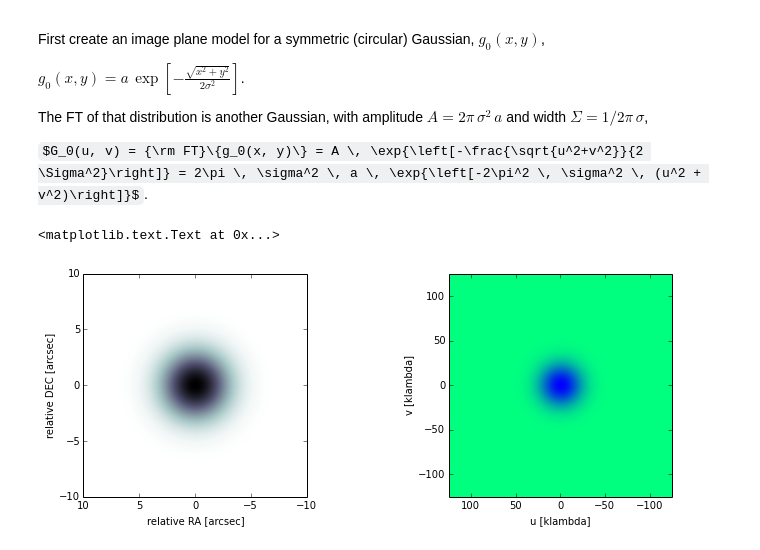
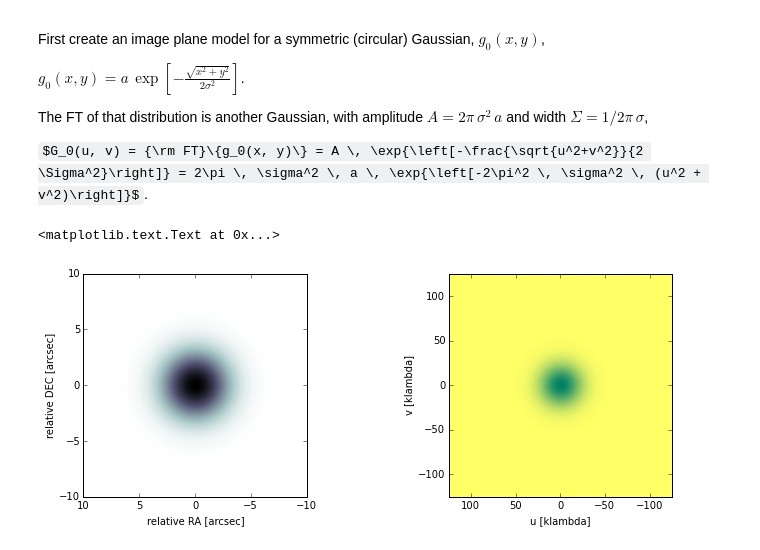
Before and after one commit to seanandrews/D3SB, a Jupyter notebook: projection.ipynb, the cells around one changed output. Drawn from its saved outputs; the diff is of its cells as text; code cells hidden in the pictures; some formulas as TeX source.

```diff
--- a/projection.ipynb
+++ b/projection.ipynb
@@ -21,34 +21,34 @@ nx, dx, ny, dy = 1001, 0.02, 1001, 0.02
 x = -10 + dx*np.arange(nx)
 y = -10 + dy*np.arange(ny)
 
 # image plane Gaussian parameters
 sig = 2.0
 nrm = 0.1
 
 # image plane Gaussian
 xp, yp = np.meshgrid(x, y)
 r = np.sqrt(xp**2 + yp**2)
 g0 = nrm*np.exp(-0.5*r**2/sig**2)
 
 # Fourier plane coordinates
 nu, du, nv, dv = 1001, 0.25, 1001, 0.25
 u = -125 + du*np.arange(nu)
 v = -125 + dv*np.arange(nv)
 
 # Fourier plane Gaussian: FT(g0)
 up, vp = np.meshgrid(u, v)
 rho = np.sqrt(up**2 + vp**2)
 rhol = 1e3*rho/206264.806427
-G0 = 2.*np.pi*sig**2*np.exp(-2.*np.pi**2*sig**2*rhol**2)
+G0 = 2.*np.pi*sig**2*nrm*np.exp(-2.*np.pi**2*sig**2*rhol**2)
 
 fig, ax = plt.subplots(1, 2, figsize=(12, 4))
 ax[0].imshow(g0, extent=[10, -10, -10, 10], cmap='bone_r', vmax=0.1, vmin=0.0)
 ax[0].set_xlabel('relative RA [arcsec]')
 ax[0].set_ylabel('relative DEC [arcsec]')
-ax[1].imshow(G0, extent=[125, -125, -125, 125], cmap='winter_r')
+ax[1].imshow(G0, extent=[125, -125, -125, 125], cmap='summer_r')
 ax[1].set_xlabel('u [klambda]')
 ax[1].set_ylabel('v [klambda]')
 # %% [output]
 <matplotlib.text.Text at 0x...>
-[figure, old version]
+[figure, new version]
 # %% [markdown]
```
Also changed, not shown: parts of 3 cells of this notebook.
